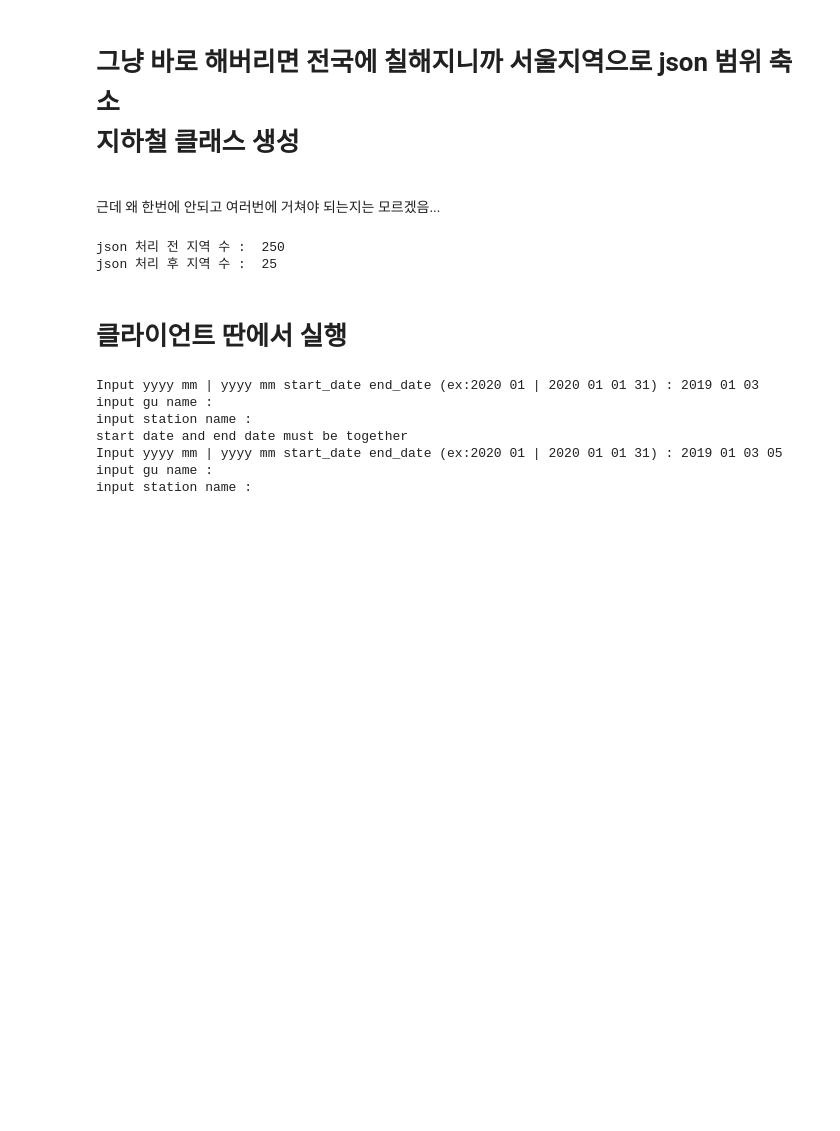
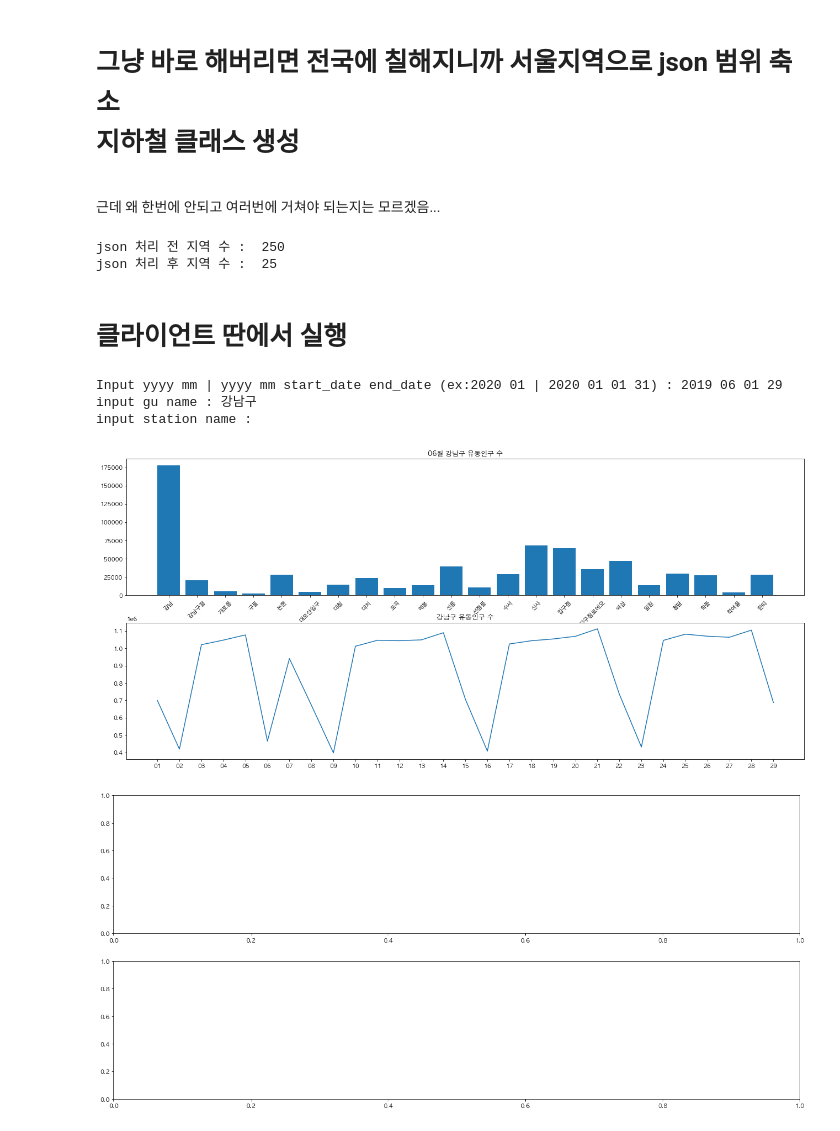
Before and after one commit to SeungYeonJeong22/seoulDataAnalysis, a Jupyter notebook: dataFrameSubMap.ipynb, the cells around one changed output. Cells and saved outputs as stored; diff of their text form; code cells hidden in the pictures; blank space fills up the shorter version.

```diff
--- a/dataFrameSubMap.ipynb
+++ b/dataFrameSubMap.ipynb
@@ -459,46 +530,47 @@ if __name__ == '__main__':
             print(e)
 
         #######################실행 란        #######################
-
         try:
             #일 값을 받을 경우 추가
             if not user_input_date['st'] == '' and not user_input_date['ed'] == '':
                 st_ym = user_input_date['yy'] + user_input_date['mm'] + user_input_date['st']
                 ed_ym = user_input_date['yy'] + user_input_date['mm'] + user_input_date['ed']
 
             #유저로부터 받은 연도가 DATA.keys()에 없으면 다음 확인
             for datayear in DATA.keys():
                 if not user_input_date['yy'] in datayear:
+                    raise Exception('__main__ : {} data is not exist'.format(user_input_date['yy']))
                     continue
                 #유저로부터 st, ed 둘다 받았을 때만 확인
                 if not user_input_date['st'] == '' and not user_input_date['ed'] == '':
                     st_my_subway_data,ed_my_subway_data = setSubwayData(params)
 
+                    #맵을 잘 받아왔으면 bar그래프와 line그래프 그리기
                     if not st_my_subway_data.OpenMap() == False and not ed_my_subway_data.OpenMap() == False:
+                        st_my_subway_data.DrawBarGraph()
+                        st_my_subway_data.DrawLineGraph()
                         exit_flag = 1
                         break
                 #시작날 혹은 끝날 만 있을 경우 처리
                 elif bool(user_input_date['st'] == '') ^ bool(user_input_date['ed'] == ''):
                     print('start date and end date must be together')
                     continue
                 else:
                     my_subway_data = setSubwayData(params)
 
                     #map이 열리면 break
+                    #맵을 잘 받아왔으면 bar그래프와 line그래프 그리기
                     if not my_subway_data.OpenMap() == False:
+                        my_subway_data.DrawBarGraph()
+                        my_subway_data.DrawLineGraph()
                         exit_flag = 1
                         break
-
-                #안열리면 입력 형식에 문제있음
-                print("{} isn't correct year".format(user_input_date['yy']))
         except Exception as e:
             print(e)
             break
 # %% [output]
-Input yyyy mm | yyyy mm start_date end_date (ex:2020 01 | 2020 01 01 31) : 2019 01 03
-input gu name :
+Input yyyy mm | yyyy mm start_date end_date (ex:2020 01 | 2020 01 01 31) : 2019 06 01 29
+input gu name : 강남구
 input station name :
-start date and end date must be together
-Input yyyy mm | yyyy mm start_date end_date (ex:2020 01 | 2020 01 01 31) : 2019 01 03 05
-input gu name :
-input station name :
+[figure, added]
+[figure, added]
```
Also changed, not shown: parts of 2 cells of this notebook, 1 other file.
